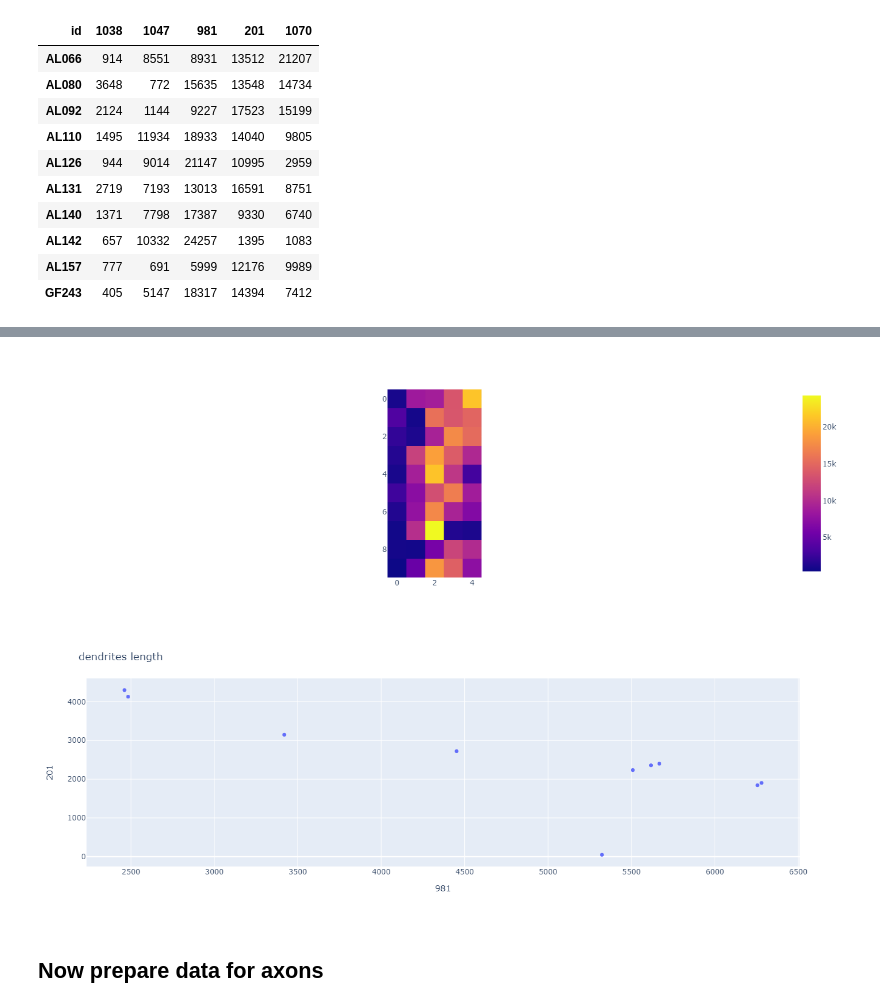
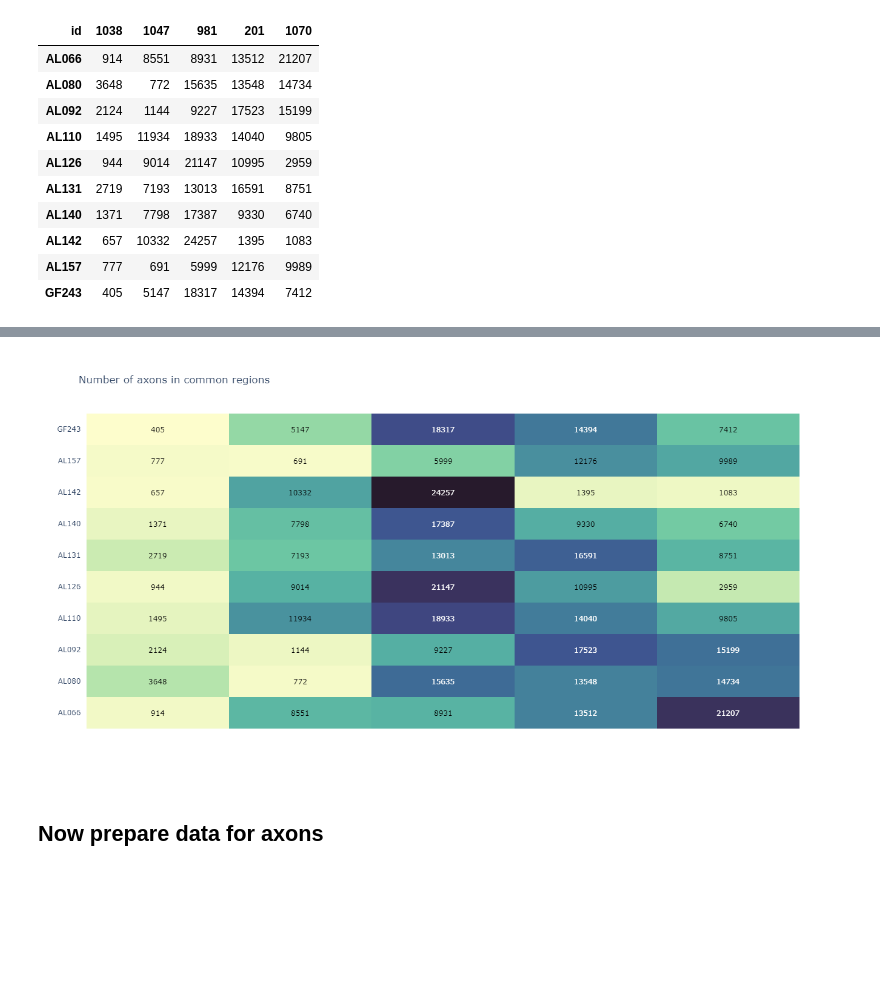
Before and after one commit to YANQI-LIU/Image_Registration, a Jupyter notebook: Cluster.ipynb, the cells around one changed output, grey strips where cells are left out. Drawn from its saved outputs; the diff is of its cells as text; code cells hidden in the pictures; blank space fills up the shorter version.

```diff
--- a/Cluster.ipynb
+++ b/Cluster.ipynb
@@ -112,22 +166,22 @@ fig.show()
-# %%
-fig = px.imshow(axonal_df_inner)
-fig.show()
-# %% [output]
-[figure, removed]
-# %%
-import plotly.express as px
-data=dendrite_df
-fig = px.scatter(data, x=981, y=201)
-fig.update_layout(
-    title='dendrites length',
-    xaxis_title='981',
-    yaxis_title='201')
-
-fig.show()
-
-#to do, find ways so that hover info shows the name of mouse..ie name has to be a column in the df to use hover_data= x
-# %% [output]
-[figure, removed]
+# %%
+str_id=[na.give_me_name(i) for i in axonal_df_inner.columns]
+
+z =axonal_df_inner.values
+
+fig = ff.create_annotated_heatmap(z, colorscale='deep',
+                                  x=str_id,y=list(axonal_df_inner.index))
+fig.update_xaxes(showticklabels=False,
+                type='category')
+
+fig.update_layout(
+    title='Number of axons in common regions',
+    width = 700, height = 700,
+    autosize = True
+)
+
+fig.show()
+# %% [output]
+[figure, added]
 # %% [markdown]
 ## Now prepare data for axons
 # %% [markdown]
```
Also changed, not shown: parts of 10 cells of this notebook.
